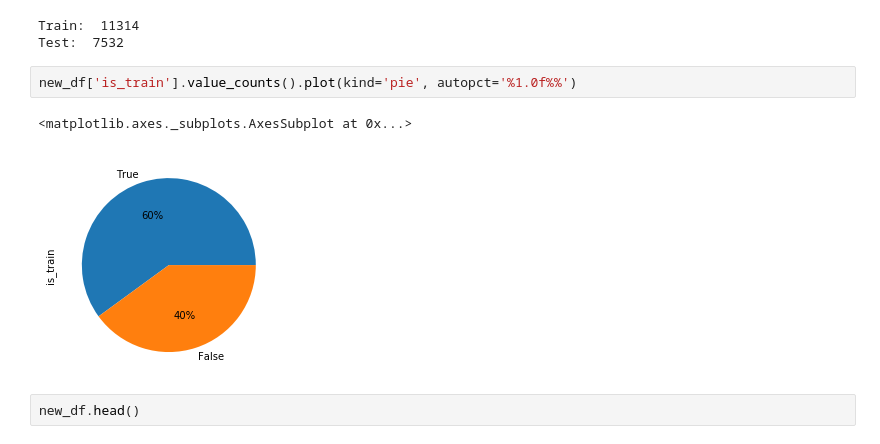
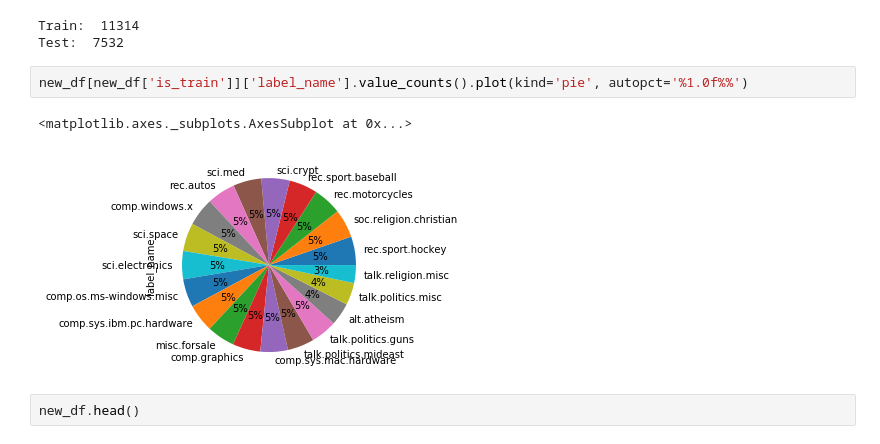
Before and after one commit to VadimTribrat/PythonMIPT, a Jupyter notebook: 03-data-ml.ipynb, the cells around one changed output. Drawn from its saved outputs; the diff is of its cells as text.

```diff
--- a/03-data-ml.ipynb
+++ b/03-data-ml.ipynb
@@ -122,10 +122,10 @@ assert(len(new_df[new_df['is_train'] == True]) + len(new_df[new_df['is_train'] =
 Train:  11314
 Test:  7532
 # %%
-new_df['is_train'].value_counts().plot(kind='pie', autopct='%1.0f%%')
+new_df[new_df['is_train']]['label_name'].value_counts().plot(kind='pie', autopct='%1.0f%%')
 # %% [output]
 <matplotlib.axes._subplots.AxesSubplot at 0x...>
-[figure, old version]
+[figure, new version]
 # %%
 new_df.head()
 # %% [output]
```
Also changed, not shown: parts of 2 cells of this notebook.
